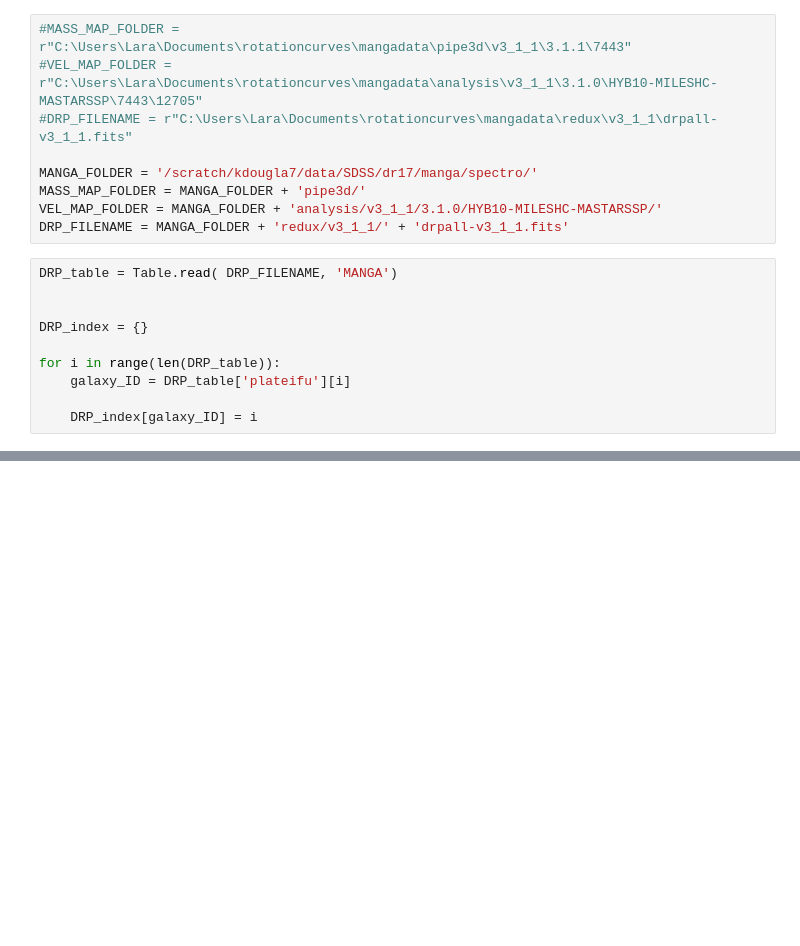
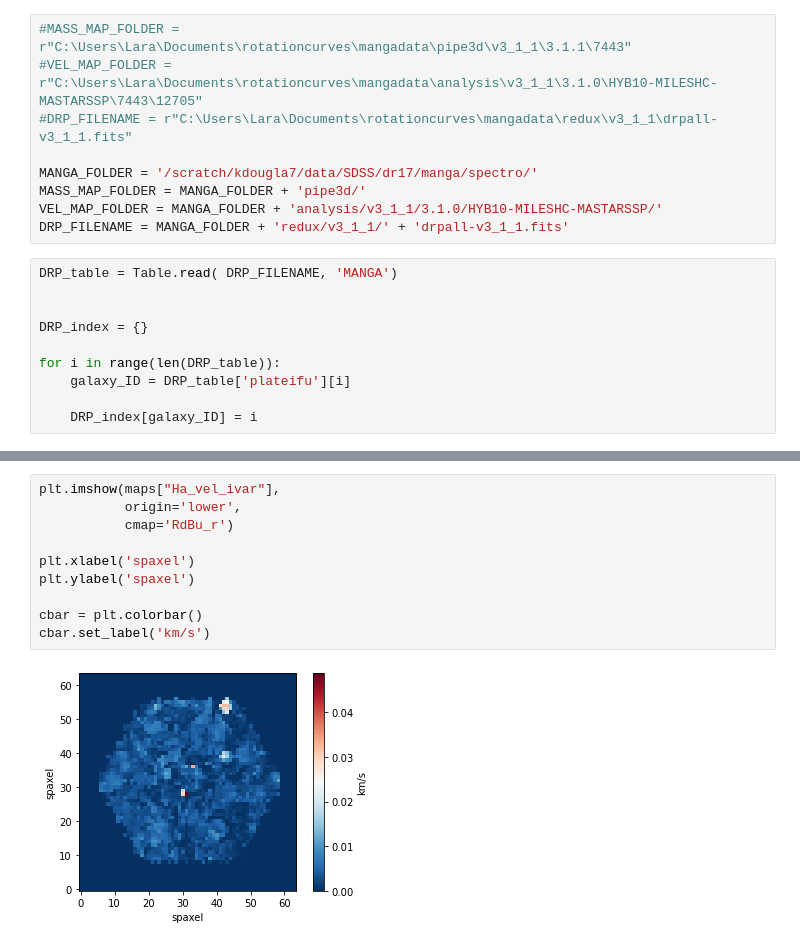
Before and after one commit to athenacat/RotationCurve, a Jupyter notebook: 2D_RC/checking_stuck_galaxies.ipynb, the cells around one changed output, grey strips where cells are left out. Saved outputs shown, nothing was run; the diff lists cells and outputs as text; blank space fills up the shorter version.

```diff
--- a/2D_RC/checking_stuck_galaxies.ipynb
+++ b/2D_RC/checking_stuck_galaxies.ipynb
@@ -119,0 +122,12 @@ cbar.set_label('km/s')
+# %%
+plt.imshow(maps["Ha_vel_ivar"],
+           origin='lower',
+           cmap='RdBu_r')
+
+plt.xlabel('spaxel')
+plt.ylabel('spaxel')
+
+cbar = plt.colorbar()
+cbar.set_label('km/s')
+# %% [output]
+[figure, added]
```
Also changed, not shown: parts of 8 cells of this notebook, 7 other files.
